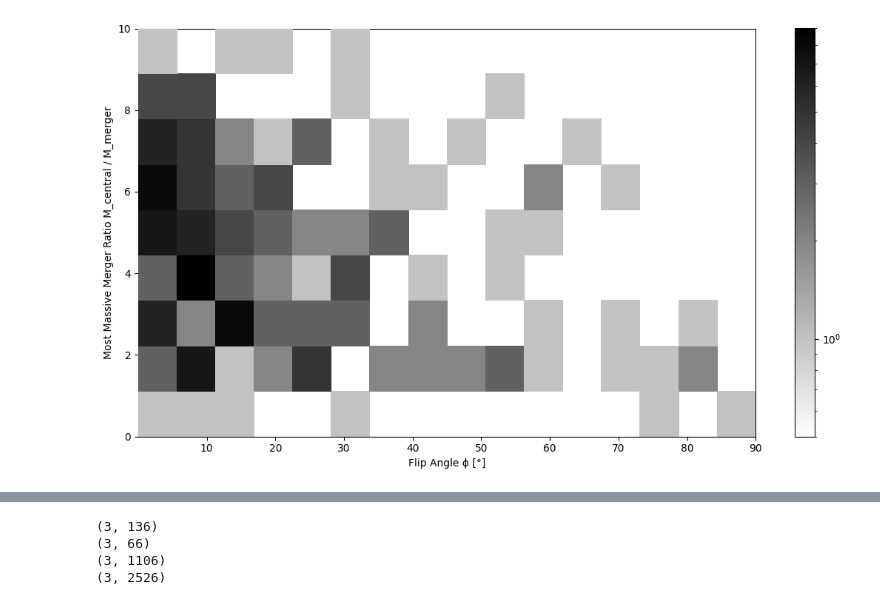
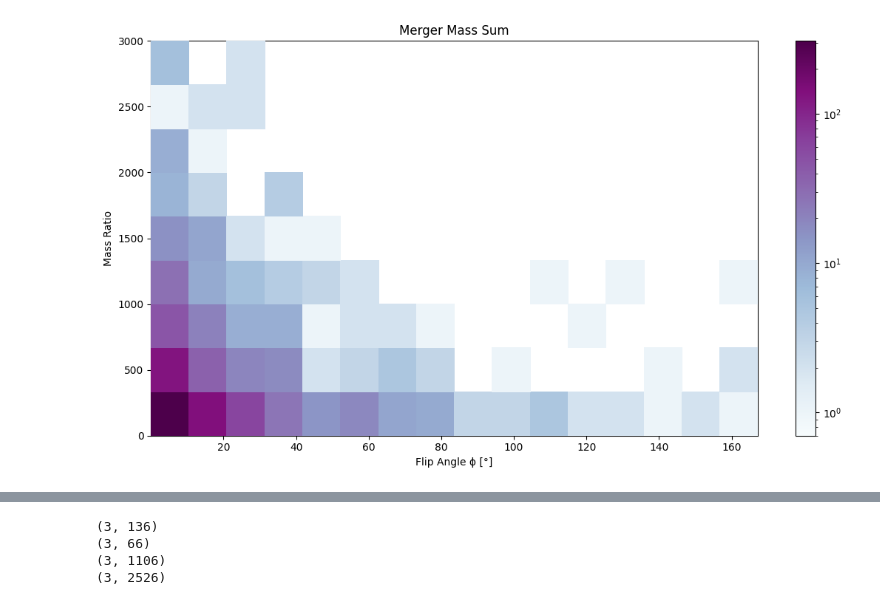
Before and after one commit to SilvioFortune/spinevo, a Jupyter notebook: mergerimpact/evaluate_20210925.ipynb, the cells around one changed output, grey strips where cells are left out. Drawn from its saved outputs; the diff is of its cells as text; code cells hidden in the pictures.

```diff
--- a/mergerimpact/evaluate_20210925.ipynb
+++ b/mergerimpact/evaluate_20210925.ipynb
@@ -202,38 +271,41 @@ println("\n\n$(size(assembly["J_main"       ]))")
 # %%
+#
+
 bin_factor  = 1
-ϕmin        = minimum(assembly["ϕ_flip"])
-ϕmax        = 90#maximum(assembly["ϕ_flip"])
+ϕmin        = minimum(assembly_STARS["ϕ_flip"])
+ϕmax        = maximum(assembly_STARS["ϕ_flip"])
 
 axes_grid1  = pyimport("mpl_toolkits.axes_grid1")
 pltcolors   = pyimport("matplotlib.colors")
 
 fig, ax = subplots()
 
 #h = ax.hist2d(assembly["ϕ_flip"], assembly["M_MM"] ./ assembly["M_felix"],
     #bins=[16*bin_factor, 9*bin_factor], cmap="binary", vmin=0.7, zorder=3, norm=pltcolors.LogNorm())
-h = ax.hist2d(assembly["ϕ_flip"], replace(assembly["M2_felix"] ./ assembly["M2_MM"], Inf=>NaN),
-    bins=[16*bin_factor, 9*bin_factor], range=[[ϕmin,ϕmax], [0,10]],
-    cmap="binary", zorder=3, vmin=0.5, norm=pltcolors.LogNorm())
+h = ax.hist2d(assembly_STARS["ϕ_flip"], replace(assembly_STARS["M2_felix"] ./ assembly_STARS["M2_MERGERS"], missing=>NaN), #replace(log10.(assembly_DM["M2_felix"] ./ assembly_DM["M2_MM"]), missing=>NaN),
+    bins=[16*bin_factor, 9*bin_factor], range=[[ϕmin,ϕmax], [0,3000]], #weights=
+    cmap="BuPu", zorder=3, vmin=0.7, norm=pltcolors.LogNorm())
 #ax.bar(disk_bval_136, height=maximum(angle_data["STORY_FLIPS"]),
     #width=0.01, color="blue", label="Disks at z ~ $(round.(head.z,digits=2))", zorder=4)
 #ax.bar(ell_bval_136, height=maximum(angle_data["STORY_FLIPS"]),
     #width=0.01, color="red", label="Ellipticals at z ~ $(round.(head.z,digits=2))", zorder=4)
 
 ax.set_xlabel("Flip Angle ϕ [°]")
-ax.set_ylabel("Most Massive Merger Ratio M_central / M_merger")
+ax.set_ylabel("Mass Ratio")
 #ax.set_ylim(0,100)
 #ax.set_xlim(minimum(assembly["ϕ_flip"]), 50)
 #ax.set_ylim(1,maximum(old_angle_data["FLIPS"]))
 #ax.set_yscale("log")
 #ax.legend(loc="upper right", frameon=true, borderpad=1, handlelength=1.8)
 #ax.grid()
+ax.set_title("Merger Mass Sum")
 fig.colorbar(h[4], ax=ax)
 
 scale=0.7
 
 fig.set_size_inches(16scale, 9*scale)
 fig.tight_layout()
 
-fig.savefig(joinpath(@__DIR__, "plots/mergers_vs_flips_CENTRAL_MSTARSgt$(mass_ST_thr).png"), bbox_inches="tight", pad_inches=.1)
+fig.savefig(joinpath(@__DIR__, "plots/MergerMassSum_vs_flipangles_CENTRAL_MSTARSgt$(mass_ST_thr).png"), bbox_inches="tight", pad_inches=.1)
 # %% [output]
-[figure, old version]
+[figure, new version]
```
Also changed, not shown: parts of 8 cells of this notebook, 2 other files.
